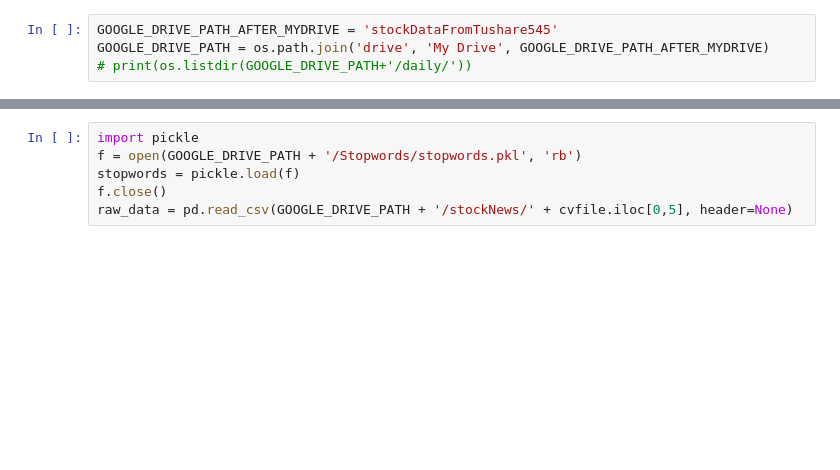
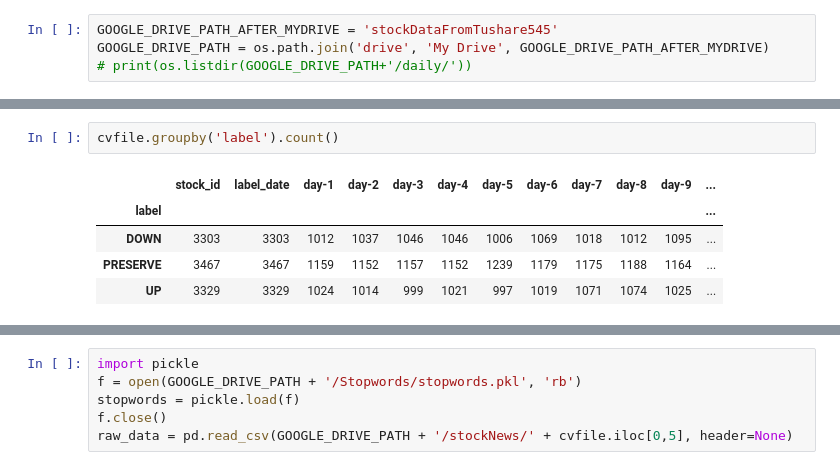
Before and after one commit to lvksh/2020WN_CS545, a Jupyter notebook: drafts/dataloader_creation_splitting.ipynb, the cells around one changed output, grey strips where cells are left out. Cells and saved outputs as stored; diff of their text form; blank space fills up the shorter version.

```diff
--- a/drafts/dataloader_creation_splitting.ipynb
+++ b/drafts/dataloader_creation_splitting.ipynb
@@ -156,0 +153,8 @@ array([-0.71681229,  0.77618351])
+# %%
+cvfile.groupby('label').count()
+# %% [output]
+|  | stock_id | label_date | day-1 | day-2 | day-3 | day-4 | day-5 | day-6 | day-7 | day-8 | day-9 | ... |
+| label |  |  |  |  |  |  |  |  |  |  |  | ... |
+| DOWN | 3303 | 3303 | 1012 | 1037 | 1046 | 1046 | 1006 | 1069 | 1018 | 1012 | 1095 | ... |
+| PRESERVE | 3467 | 3467 | 1159 | 1152 | 1157 | 1152 | 1239 | 1179 | 1175 | 1188 | 1164 | ... |
+| UP | 3329 | 3329 | 1024 | 1014 | 999 | 1021 | 997 | 1019 | 1071 | 1074 | 1025 | ... |
```
Also changed, not shown: parts of 8 cells of this notebook.
